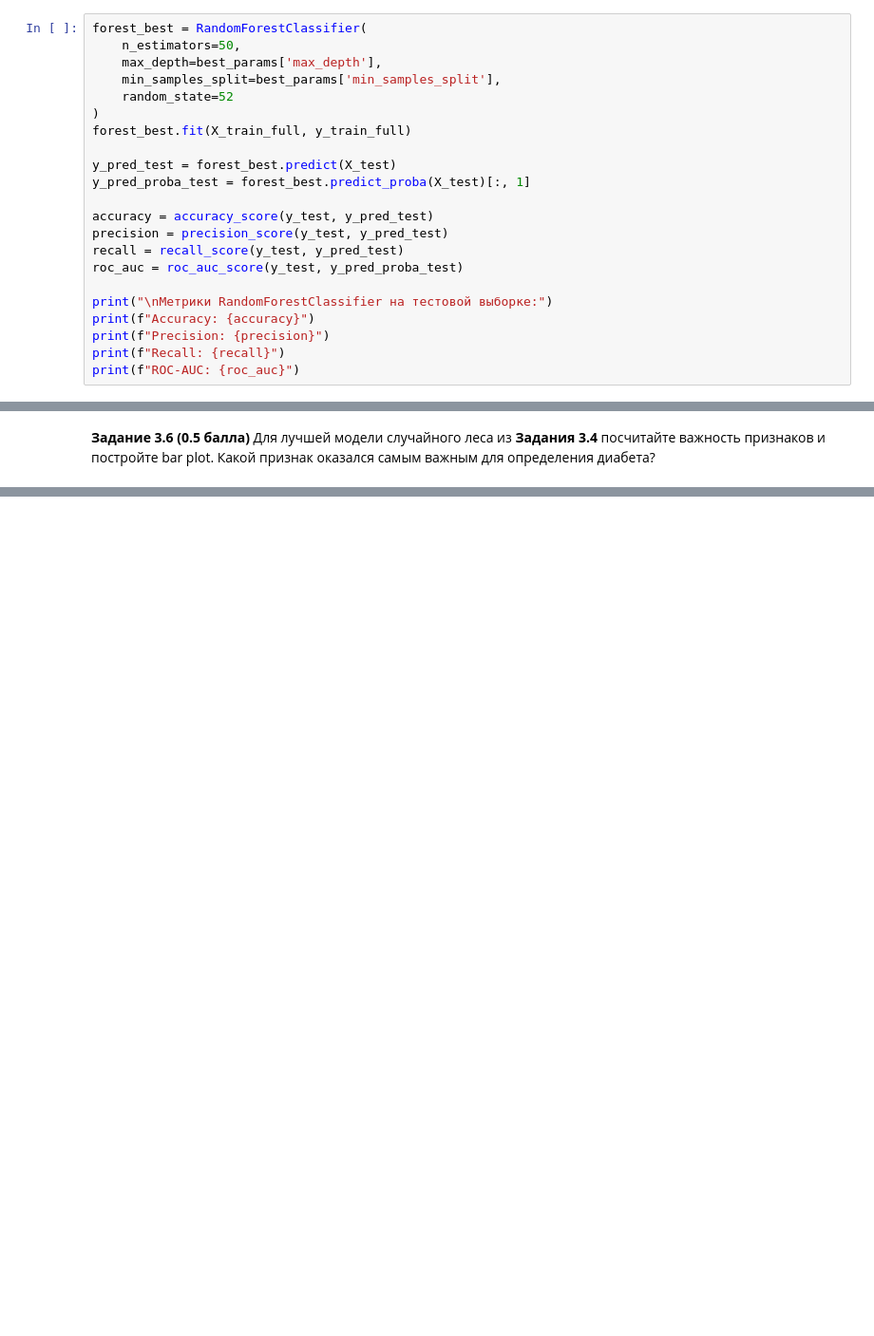
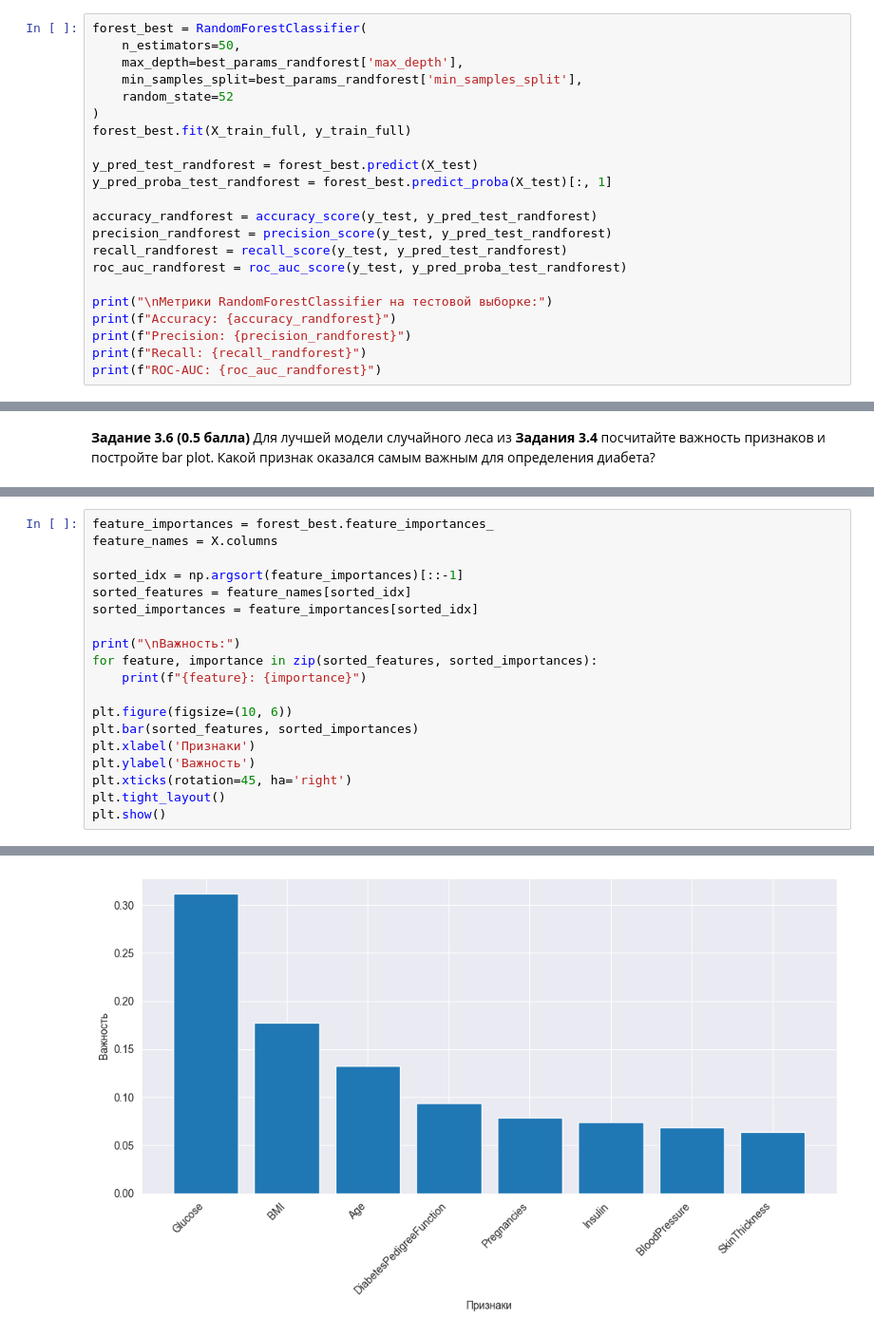
Before and after one commit to FreeCadelca/IAD_ML_HW1, a Jupyter notebook: hw07_trees/hw-07-KuleshovDmitriy.ipynb, the cells around one changed output, grey strips where cells are left out. Shown: that part at 95% size. Saved outputs shown, nothing was run; the diff lists cells and outputs as text; blank space fills up the shorter version.

```diff
--- a/hw07_trees/hw-07-KuleshovDmitriy.ipynb
+++ b/hw07_trees/hw-07-KuleshovDmitriy.ipynb
@@ -777,24 +763,24 @@ max_depth=None, min_samples_split=20, F1-score=0.6381976528050506
 # %%
 forest_best = RandomForestClassifier(
     n_estimators=50,
-    max_depth=best_params['max_depth'],
-    min_samples_split=best_params['min_samples_split'],
+    max_depth=best_params_randforest['max_depth'],
+    min_samples_split=best_params_randforest['min_samples_split'],
     random_state=52
 )
 forest_best.fit(X_train_full, y_train_full)
 
-y_pred_test = forest_best.predict(X_test)
-y_pred_proba_test = forest_best.predict_proba(X_test)[:, 1]
+y_pred_test_randforest = forest_best.predict(X_test)
+y_pred_proba_test_randforest = forest_best.predict_proba(X_test)[:, 1]
 
-accuracy = accuracy_score(y_test, y_pred_test)
-precision = precision_score(y_test, y_pred_test)
-recall = recall_score(y_test, y_pred_test)
-roc_auc = roc_auc_score(y_test, y_pred_proba_test)
+accuracy_randforest = accuracy_score(y_test, y_pred_test_randforest)
+precision_randforest = precision_score(y_test, y_pred_test_randforest)
+recall_randforest = recall_score(y_test, y_pred_test_randforest)
+roc_auc_randforest = roc_auc_score(y_test, y_pred_proba_test_randforest)
 
 print("\nМетрики RandomForestClassifier на тестовой выборке:")
-print(f"Accuracy: {accuracy}")
-print(f"Precision: {precision}")
-print(f"Recall: {recall}")
-print(f"ROC-AUC: {roc_auc}")
+print(f"Accuracy: {accuracy_randforest}")
+print(f"Precision: {precision_randforest}")
+print(f"Recall: {recall_randforest}")
+print(f"ROC-AUC: {roc_auc_randforest}")
 # %% [output]
 Метрики RandomForestClassifier на тестовой выборке:
@@ -814,0 +843,20 @@ ROC-AUC: 0.8016556291390727
+# %%
+feature_importances = forest_best.feature_importances_
+feature_names = X.columns
+
+sorted_idx = np.argsort(feature_importances)[::-1]
+sorted_features = feature_names[sorted_idx]
+sorted_importances = feature_importances[sorted_idx]
+
+print("\nВажность:")
+for feature, importance in zip(sorted_features, sorted_importances):
+    print(f"{feature}: {importance}")
+
+plt.figure(figsize=(10, 6))
+plt.bar(sorted_features, sorted_importances)
+plt.xlabel('Признаки')
+plt.ylabel('Важность')
+plt.xticks(rotation=45, ha='right')
+plt.tight_layout()
+plt.show()
+# %% [output]
@@ -814,0 +872 @@ ROC-AUC: 0.8016556291390727
+[figure, added]
```
Also changed, not shown: parts of 18 cells of this notebook.
